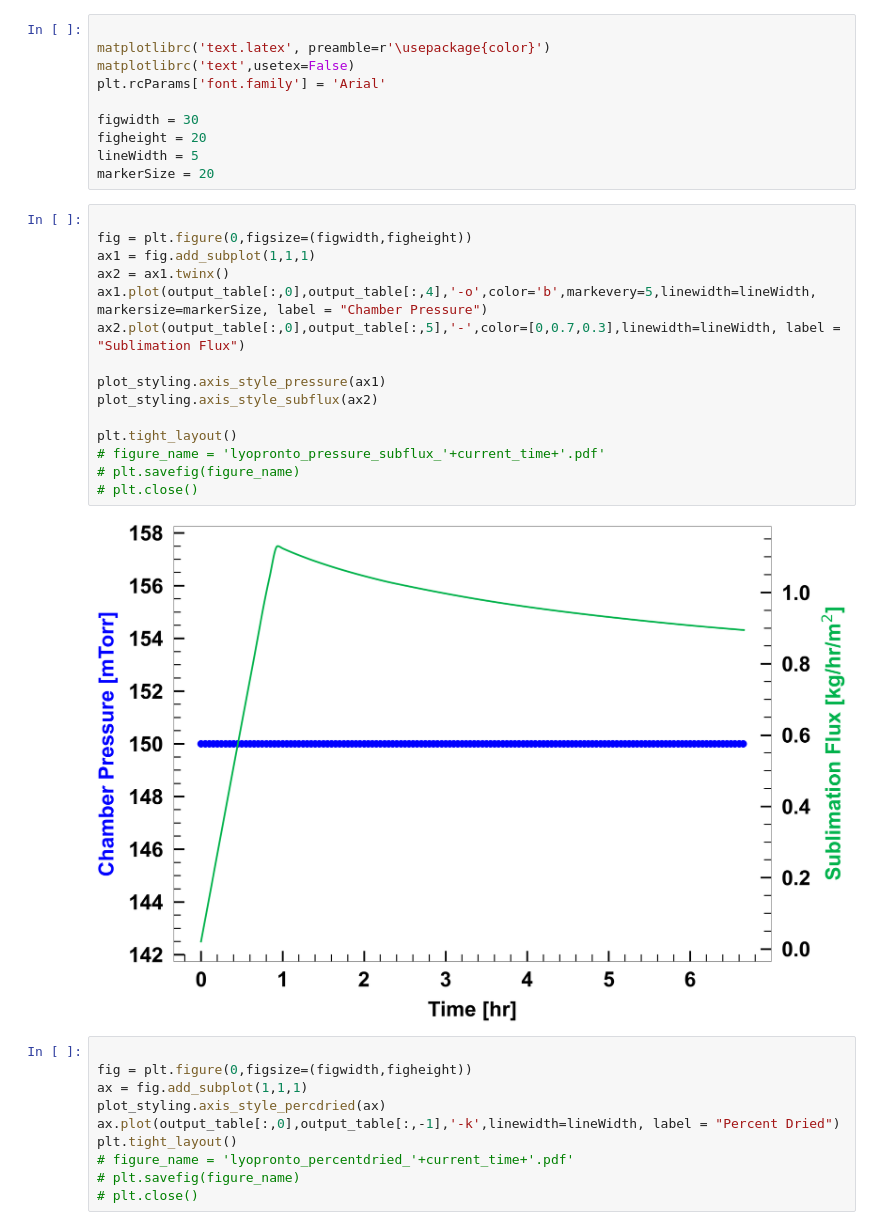
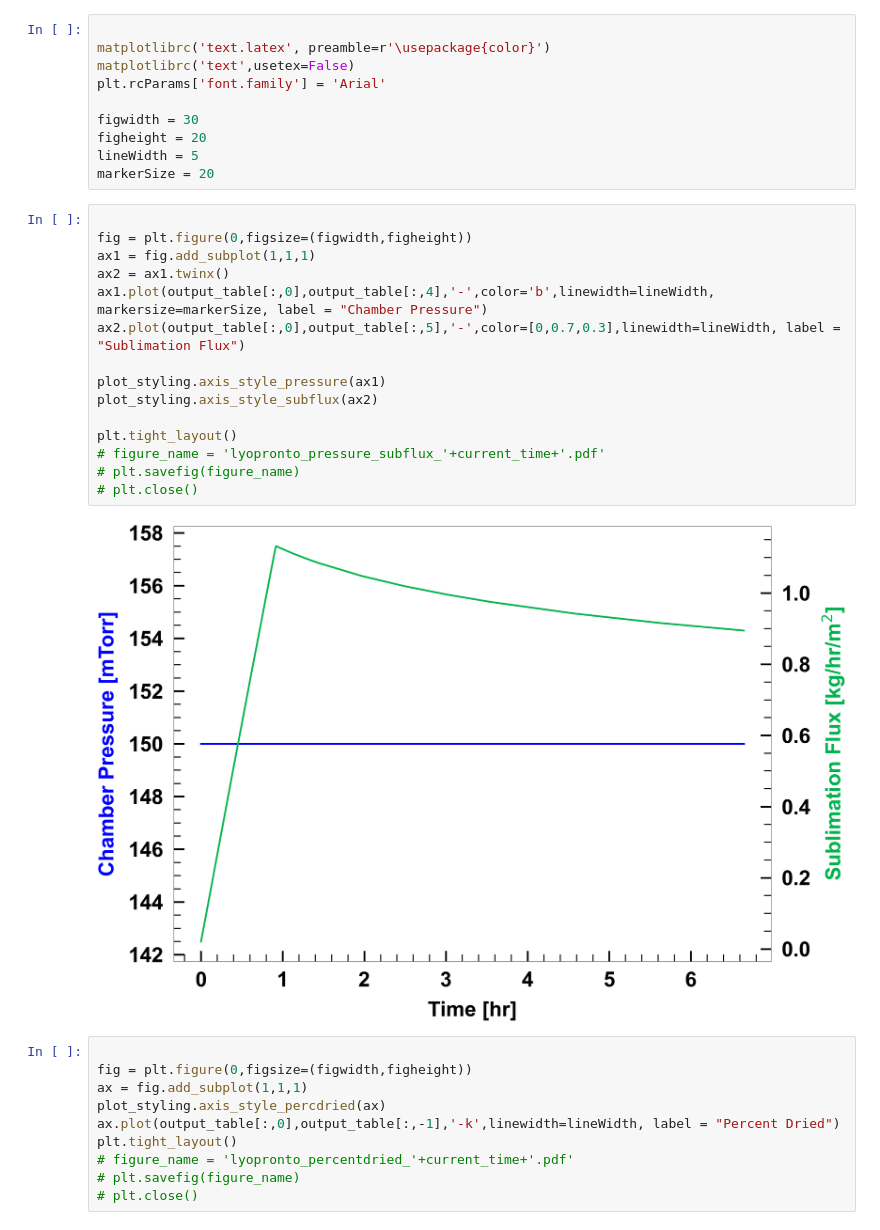
Before and after one commit to LyoHUB/LyoPRONTO, a Jupyter notebook: docs/examples/knownRp_PD.ipynb, the cells around one changed output. Cells and saved outputs as stored; diff of their text form.

```diff
--- a/docs/examples/knownRp_PD.ipynb
+++ b/docs/examples/knownRp_PD.ipynb
@@ -150,20 +143,20 @@ markerSize = 20
 # %%
 
 fig = plt.figure(0,figsize=(figwidth,figheight))
 ax1 = fig.add_subplot(1,1,1)
 ax2 = ax1.twinx()
-ax1.plot(output_table[:,0],output_table[:,4],'-o',color='b',markevery=5,linewidth=lineWidth, markersize=markerSize, label = "Chamber Pressure")
+ax1.plot(output_table[:,0],output_table[:,4],'-',color='b',linewidth=lineWidth, markersize=markerSize, label = "Chamber Pressure")
 ax2.plot(output_table[:,0],output_table[:,5],'-',color=[0,0.7,0.3],linewidth=lineWidth, label = "Sublimation Flux")
 
 plot_styling.axis_style_pressure(ax1)
 plot_styling.axis_style_subflux(ax2)
 
 plt.tight_layout()
 # figure_name = 'lyopronto_pressure_subflux_'+current_time+'.pdf'
 # plt.savefig(figure_name)
 # plt.close()
 # %% [output]
-[figure, old version]
+[figure, new version]
 # %%
 
 fig = plt.figure(0,figsize=(figwidth,figheight))
```
Also changed, not shown: parts of 3 cells of this notebook, 18 other files.
